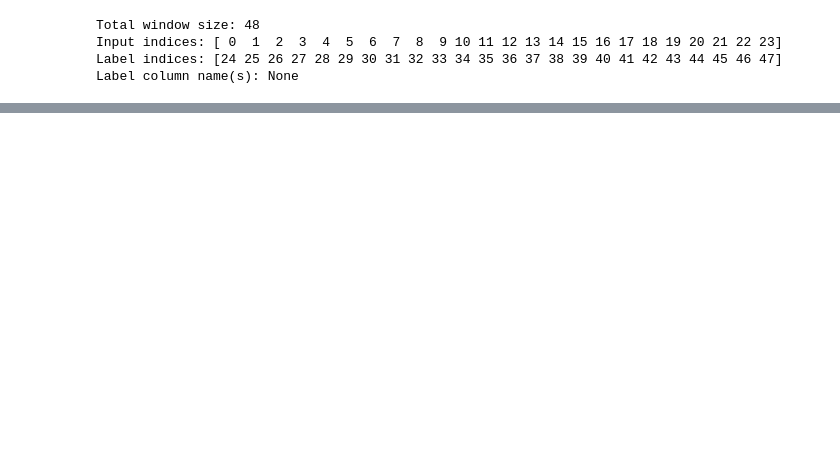
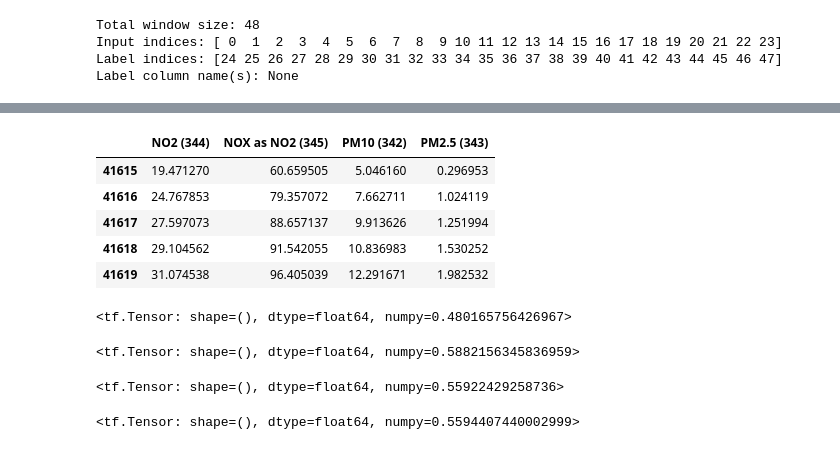
Before and after one commit to jude1997felix/Decentralized-Air-quality-Monitoring-and-Prediction, a Jupyter notebook: competition.ipynb, the cells around one changed output, grey strips where cells are left out. Saved outputs shown, nothing was run; the diff lists cells and outputs as text; code cells hidden in the pictures; blank space fills up the shorter version.

```diff
--- a/competition.ipynb
+++ b/competition.ipynb
@@ -334,0 +422,9 @@ array([[-0.9558216 , -0.8205393 , -0.01303597, -0.0851728 ],
+# %%
+y_pred.head()
+# %% [output]
+|  | NO2 (344) | NOX as NO2 (345) | PM10 (342) | PM2.5 (343) |
+| 41615 | 19.471270 | 60.659505 | 5.046160 | 0.296953 |
+| 41616 | 24.767853 | 79.357072 | 7.662711 | 1.024119 |
+| 41617 | 27.597073 | 88.657137 | 9.913626 | 1.251994 |
+| 41618 | 29.104562 | 91.542055 | 10.836983 | 1.530252 |
+| 41619 | 31.074538 | 96.405039 | 12.291671 | 1.982532 |
@@ -334,0 +435,16 @@ array([[-0.9558216 , -0.8205393 , -0.01303597, -0.0851728 ],
+# %%
+smape(y_test['NO2 (344)'],y_pred['NO2 (344)'])
+# %% [output]
+<tf.Tensor: shape=(), dtype=float64, numpy=0.480165756426967>
+# %%
+smape(y_test['NOX as NO2 (345)'],y_pred['NOX as NO2 (345)'])
+# %% [output]
+<tf.Tensor: shape=(), dtype=float64, numpy=0.5882156345836959>
+# %%
+smape(y_test['PM10 (342)'],y_pred['PM10 (342)'])
+# %% [output]
+<tf.Tensor: shape=(), dtype=float64, numpy=0.55922429258736>
+# %%
+smape(y_test['PM2.5 (343)'],y_pred['PM2.5 (343)'])
+# %% [output]
+<tf.Tensor: shape=(), dtype=float64, numpy=0.5594407440002999>
```
Also changed, not shown: parts of 28 cells of this notebook.
